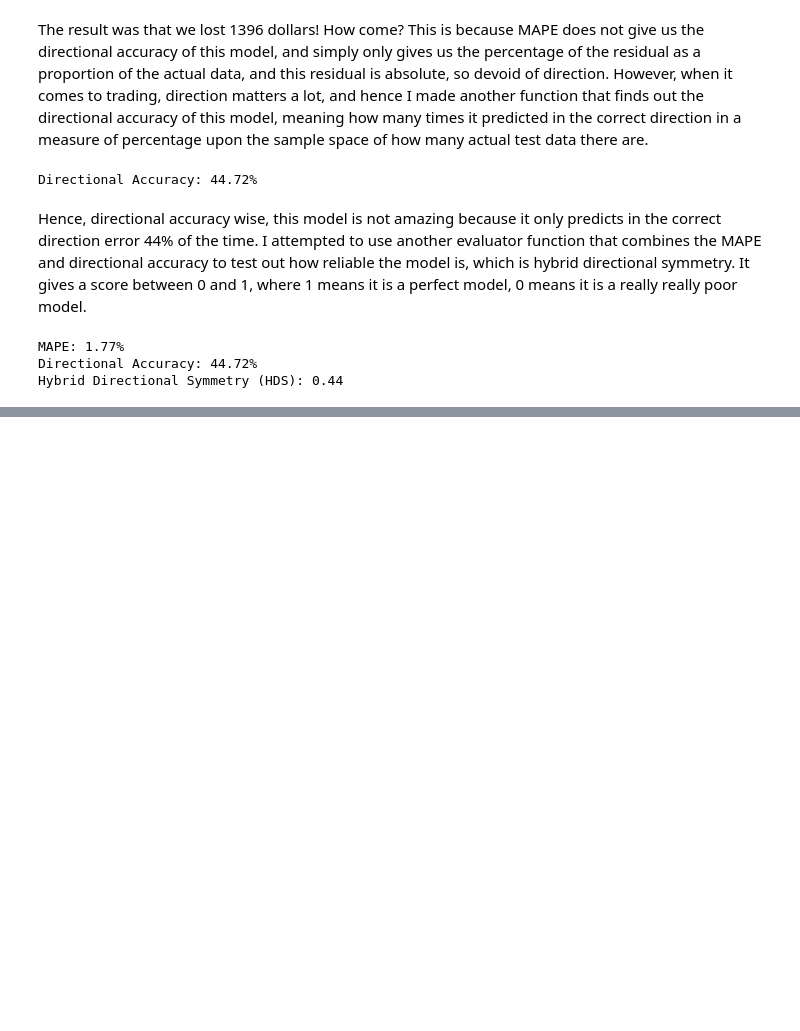
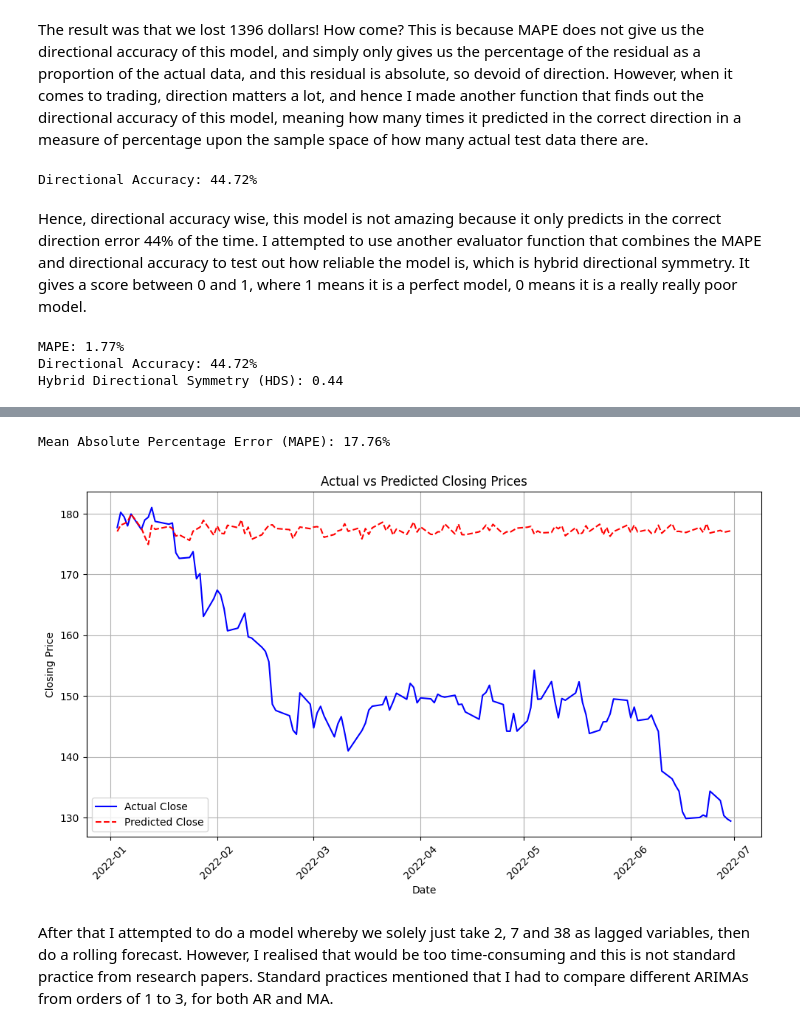
Before and after one commit to yothisisash/IT1244-Stock-Market, a Jupyter notebook: aswin.ipynb, the cells around one changed output, grey strips where cells are left out. Cells and saved outputs as stored; diff of their text form; code cells hidden in the pictures; blank space fills up the shorter version.

```diff
--- a/aswin.ipynb
+++ b/aswin.ipynb
@@ -455,0 +560,16 @@ Hybrid Directional Symmetry (HDS): 0.44
+# %%
+# Assuming 'Date' is already set as the index of mmm_data2 and it's in datetime format
+test_data = mmm_data2[mmm_data2.index >= '2022-01-01']
+
+# Forecasting on the test data length
+forecast_steps = len(test_data)
+
+# Use the model to make predictions
+predictions = result.get_forecast(steps=forecast_steps)
+predicted_values = predictions.predicted_mean
+
+# Align predicted values with the test data index
+predicted_values.index = test_data.index
+
+# Print the predicted values
+print(predicted_values)
@@ -455,0 +590,27 @@ Hybrid Directional Symmetry (HDS): 0.44
+# %%
+def mean_absolute_percentage_error(y_true, y_pred):
+    return np.mean(np.abs((y_true - y_pred) / y_true)) * 100
+
+# Calculate MAPE
+mape = mean_absolute_percentage_error(test_data['Close'], predicted_values)
+print(f"Mean Absolute Percentage Error (MAPE): {mape:.2f}%")
+# %% [output]
+Mean Absolute Percentage Error (MAPE): 17.76%
+# %%
+# Plot the actual vs predicted values
+plt.figure(figsize=(10, 6))
+plt.plot(test_data.index, test_data['Close'], label='Actual Close', color='blue')
+plt.plot(predicted_values.index, predicted_values, label='Predicted Close', color='red', linestyle='--')
+
+plt.title('Actual vs Predicted Closing Prices')
+plt.xlabel('Date')
+plt.ylabel('Closing Price')
+plt.legend()
+plt.grid(True)
+plt.xticks(rotation=45)
+plt.tight_layout()
+plt.show()
+# %% [output]
+[figure, added]
+# %% [markdown]
+After that I attempted to do a model whereby we solely just take 2, 7 and 38 as lagged variables, then do a rolling forecast. However, I realised that would be too time-consuming and this is not standard practice from research papers. Standard practices mentioned that I had to compare different ARIMAs from orders of 1 to 3, for both AR and MA.
```
Also changed, not shown: parts of 12 cells of this notebook.
